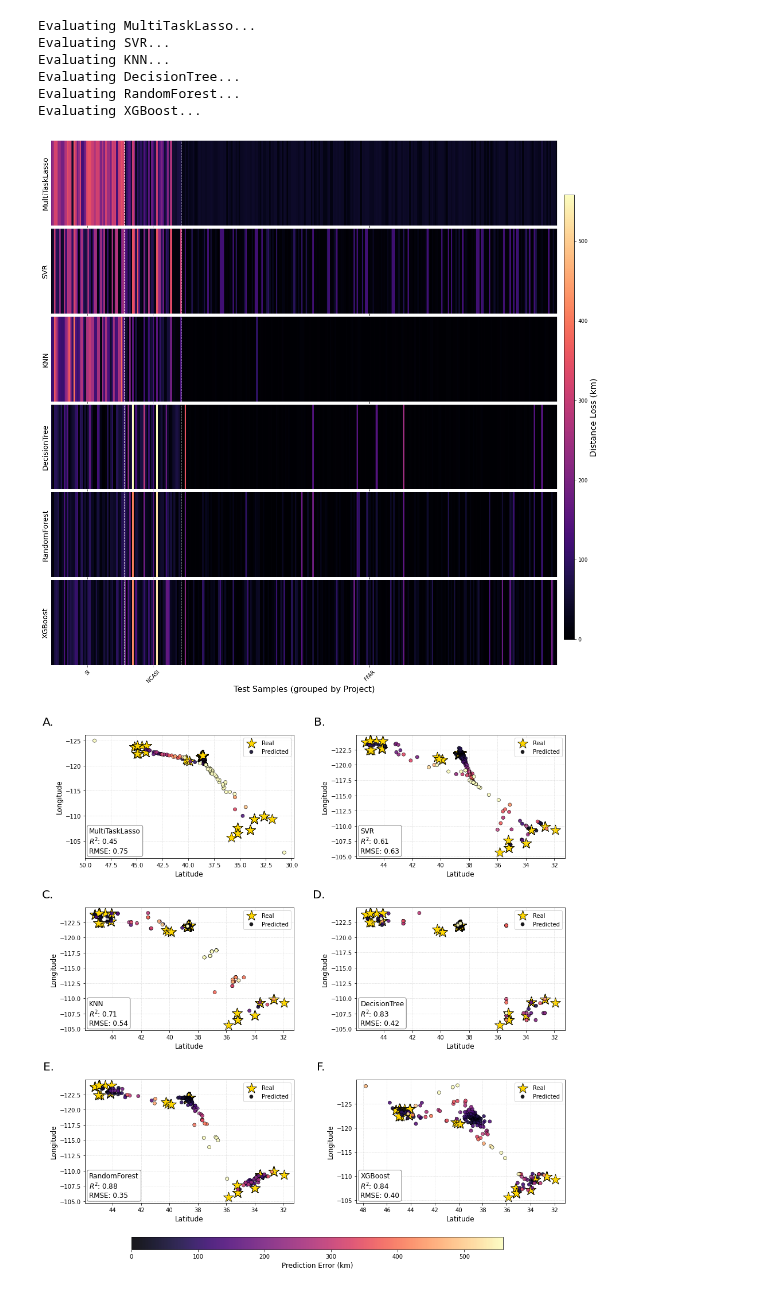
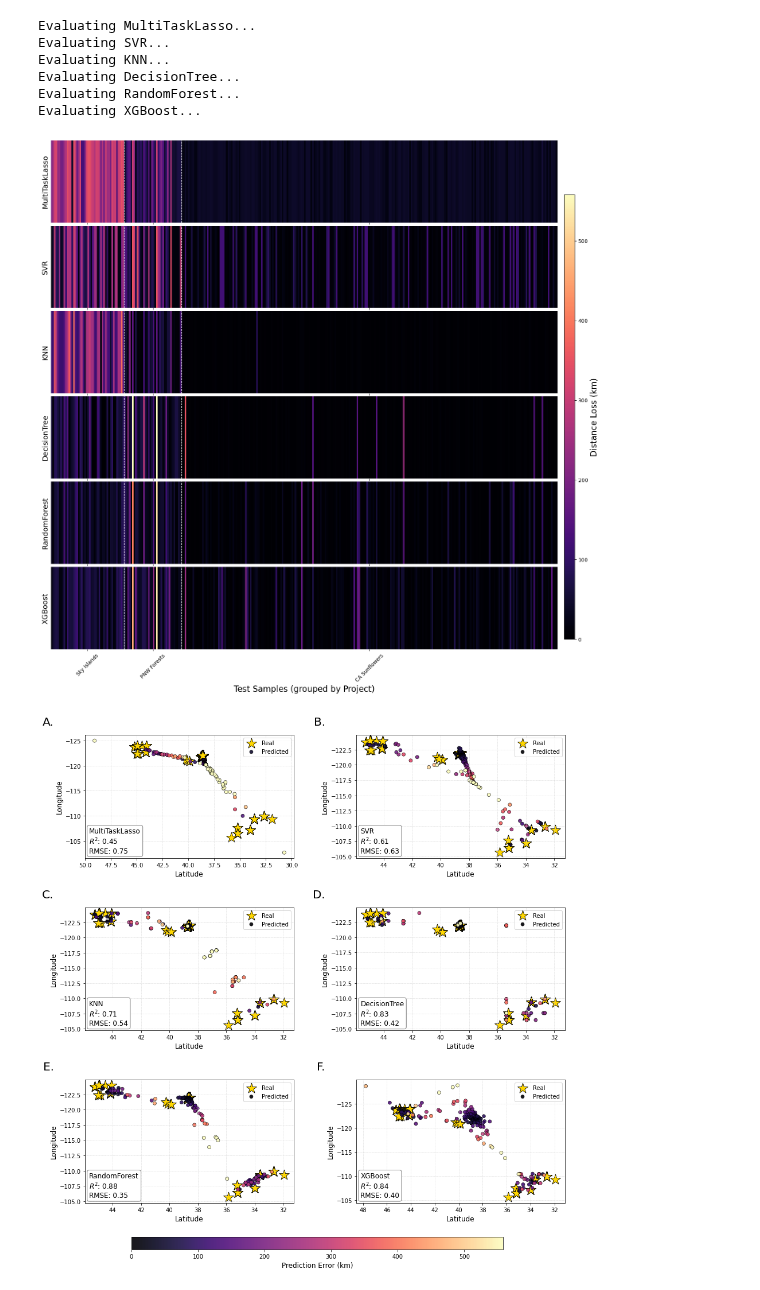
Before and after one commit to hayesrebecca/pollenGeolocation, a Jupyter notebook: raw/6_rawBestModVis.ipynb, the cells around one changed output. Saved outputs shown, nothing was run; the diff lists cells and outputs as text; code cells hidden in the pictures.

Commit message:
feat: updated figure labels with correct project names

```diff
--- a/raw/6_rawBestModVis.ipynb
+++ b/raw/6_rawBestModVis.ipynb
@@ -169,8 +161,8 @@ best_tuned_models = {
                                                          random_state=seed))
 }
 # %%
-## WIP 7-3-25
-from sklearn.metrics import r2_score, mean_squared_error, median_absolute_error
+
+from sklearn.metrics import r2_score, root_mean_squared_error, median_absolute_error
 from geopy.distance import geodesic
 import numpy as np
 import pandas as pd
@@ -219,7 +211,7 @@ def evaluate_model_per_project(
     # Compute overall metrics
     # -----------------------------
     r2 = r2_score(y_test, preds)
-    rmse = mean_squared_error(y_test, preds, squared=False)
+    rmse = root_mean_squared_error(y_test, preds)
     mae = median_absolute_error(y_test, preds)
     avg_dist = np.mean(distances)
     se_dist = np.std(distances)
@@ -255,7 +247,7 @@ def evaluate_model_per_project(
             y_pred_proj = group[["y_pred_lat", "y_pred_lon"]].values
 
             r2_p = r2_score(y_true_proj, y_pred_proj)
-            rmse_p = mean_squared_error(y_true_proj, y_pred_proj, squared=False)
+            rmse_p = root_mean_squared_error(y_true_proj, y_pred_proj)
             mae_p = median_absolute_error(y_true_proj, y_pred_proj)
             distances_p = [
                 geodesic(real, pred).kilometers
@@ -288,7 +280,6 @@ for name, model_func in best_tuned_models.items():
         y_train,
         X_test,
         y_test,
-        scaler=None,
         project_test=project_test  # optional if you have per-project splits
     )
     results[name] = result
@@ -321,7 +312,7 @@ import seaborn as sns
 import numpy as np
 
 # -----------------------------------------------
-# 1️⃣ Get distances & a single project label vector
+# Get distances & a single project label vector
 # -----------------------------------------------
 all_distances = []
 df_models = []
@@ -342,7 +333,7 @@ if project_labels is None:
 projects = np.array(project_labels)
 
 # -----------------------------------------------
-# 2️⃣ Compute breakpoints + midpoints for labels
+# Compute breakpoints + midpoints for labels
 # -----------------------------------------------
 unique_projects = []
 breakpoints = []
@@ -362,7 +353,7 @@ for start, end in zip([0] + breakpoints[:-1], breakpoints):
     midpoints.append((start + end) // 2)
 
 # -----------------------------------------------
-# 3️⃣ Set up figure
+# Set up figure
 # -----------------------------------------------
 global_vmin = np.min(all_distances)
 global_vmax = np.max(all_distances)
@@ -374,45 +365,62 @@ fig, axes = plt.subplots(
 )
 cbar_ax = fig.add_axes([1.01, 0.1, 0.02, 0.8])
 
+# Make background white and text black
+fig.patch.set_facecolor('white')
+for ax in axes:
+    ax.set_facecolor('white')
+    ax.tick_params(colors='black')         # tick labels
+    for spine in ax.spines.values():
+        spine.set_color('black')           # axes border
+    ax.title.set_color('black')
+    ax.yaxis.label.set_color('black')
+    ax.xaxis.label.set_color('black')
+
+cbar_ax.set_facecolor('white')
+
 # -----------------------------------------------
-# 4️⃣ Plot heatmaps with vertical lines
+# Plot heatmaps with vertical lines
 # -----------------------------------------------
 for ax, (model_name, distances) in zip(axes, df_models):
     distances_2d = np.expand_dims(distances, axis=0)
 
     sns.heatmap(
         distances_2d,
         ax=ax,
         cmap="magma",
         cbar=False,
         vmin=global_vmin,
         vmax=global_vmax,
         xticklabels=False,  # we'll add our own
         yticklabels=False
     )
     ax.set_ylabel(model_name, fontsize=14)
 
     # Vertical lines for project boundaries
     for bp in breakpoints[:-1]:
         ax.axvline(x=bp, color="white", linestyle="--", lw=1)
 
 # -----------------------------------------------
-# 5️⃣ Add project labels along x-axis of the bottom plot
+# Add project labels along x-axis of the bottom plot
 # -----------------------------------------------
 axes[-1].set_xlabel("Test Samples (grouped by Project)", fontsize=16)
 axes[-1].set_xticks(midpoints)
 axes[-1].set_xticklabels(unique_projects, fontsize=10, rotation=45)
 
 # Shared colorbar
 sm = plt.cm.ScalarMappable(cmap="magma", norm=norm)
 cbar = fig.colorbar(sm, cax=cbar_ax, orientation='vertical')
-cbar.set_label('Distance Loss (km)', fontsize=16)
+cbar.set_label('Distance Loss (km)', fontsize=16, color='black')
+# Make colorbar text and ticks black
+cbar.ax.yaxis.set_tick_params(color='black', labelcolor='black')
+for spine in cbar.ax.spines.values():
+    spine.set_color('black')
 
 plt.savefig("../../pollenGeolocation_saved/figs/raw_sample_compare_all_mods_w_projects.pdf",
-            format="pdf", bbox_inches="tight")
+            format="pdf")
 plt.show()
 # %% [output]
-[figure, old version]
+[figure, new version]
 # %%
 def plot_test_preds(y_test, preds, scaler, model_type, ax, norm, r2, rmse):
     # Back-transform for plotting real vs. predicted coords
```
Also changed, not shown: parts of 4 cells of this notebook, 1 other file.
